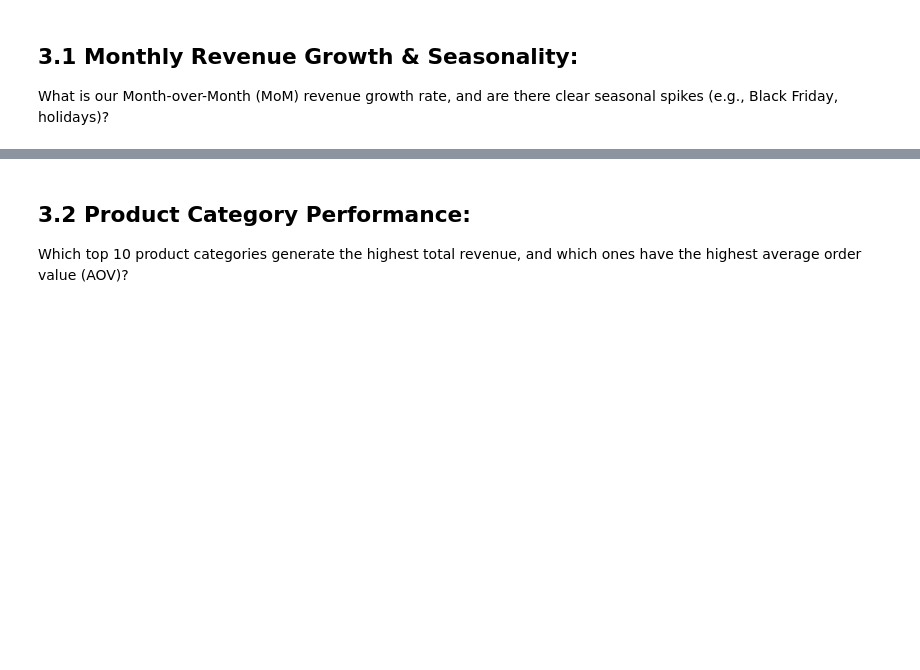
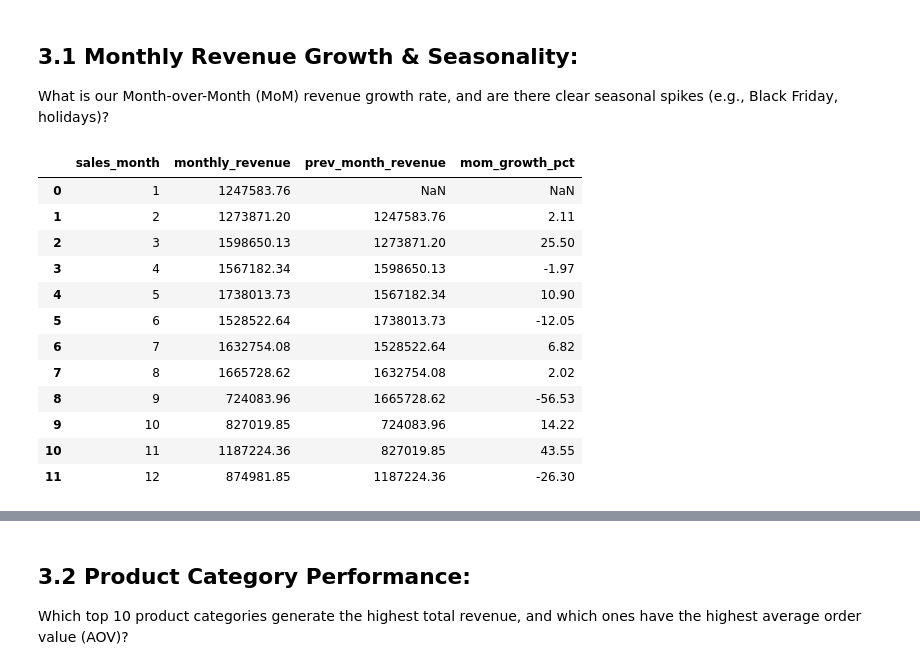
Before and after one commit to Kartika-Nidhi/Brazilian_Olist_Analysis, a Jupyter notebook: BrazilianOlist.ipynb, the cells around one changed output, grey strips where cells are left out. Saved outputs shown, nothing was run; the diff lists cells and outputs as text; code cells hidden in the pictures; blank space fills up the shorter version.

Commit message:
Revenue analysis 1/3 completed

```diff
--- a/BrazilianOlist.ipynb
+++ b/BrazilianOlist.ipynb
@@ -243,3 +223,40 @@ Running query in 'mysql+pymysql://root:***@localhost/eda_project_db'
 # %% [markdown]
 ## 3.1 Monthly Revenue Growth & Seasonality:
  What is our Month-over-Month (MoM) revenue growth rate, and are there clear seasonal spikes (e.g., Black Friday, holidays)?
+# %%
+query = """
+
+
+SELECT
+    EXTRACT(MONTH FROM o.order_purchase_timestamp) AS sales_month,
+    SUM(p.payment_value) AS monthly_revenue,
+    LAG(SUM(p.payment_value)) OVER (ORDER BY EXTRACT(MONTH FROM o.order_purchase_timestamp)) AS prev_month_revenue,
+    ROUND(
+        (SUM(p.payment_value) - LAG(SUM(p.payment_value)) OVER (ORDER BY EXTRACT(MONTH FROM o.order_purchase_timestamp)))
+        / LAG(SUM(p.payment_value)) OVER (ORDER BY EXTRACT(MONTH FROM o.order_purchase_timestamp)) * 100,
+        2
+    ) AS mom_growth_pct
+FROM orders AS o
+JOIN payments AS p
+    ON o.order_id = p.order_id
+WHERE o.order_status != 'canceled'
+GROUP BY sales_month
+ORDER BY sales_month;
+"""
+
+mom = pd.read_sql(query, engine)
+mom
+# %% [output]
+|  | sales_month | monthly_revenue | prev_month_revenue | mom_growth_pct |
+| 0 | 1 | 1247583.76 | NaN | NaN |
+| 1 | 2 | 1273871.20 | 1247583.76 | 2.11 |
+| 2 | 3 | 1598650.13 | 1273871.20 | 25.50 |
+| 3 | 4 | 1567182.34 | 1598650.13 | -1.97 |
+| 4 | 5 | 1738013.73 | 1567182.34 | 10.90 |
+| 5 | 6 | 1528522.64 | 1738013.73 | -12.05 |
+| 6 | 7 | 1632754.08 | 1528522.64 | 6.82 |
+| 7 | 8 | 1665728.62 | 1632754.08 | 2.02 |
+| 8 | 9 | 724083.96 | 1665728.62 | -56.53 |
+| 9 | 10 | 827019.85 | 724083.96 | 14.22 |
+| 10 | 11 | 1187224.36 | 827019.85 | 43.55 |
+| 11 | 12 | 874981.85 | 1187224.36 | -26.30 |
```
Also changed, not shown: parts of 7 cells of this notebook.
